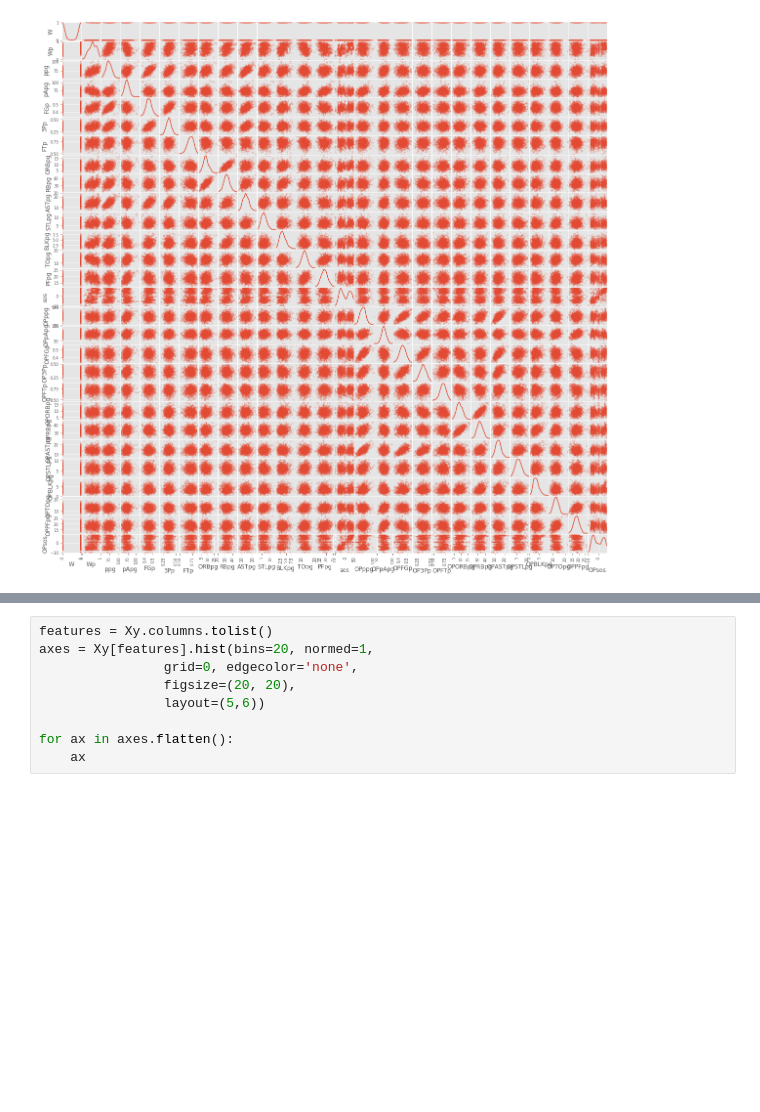
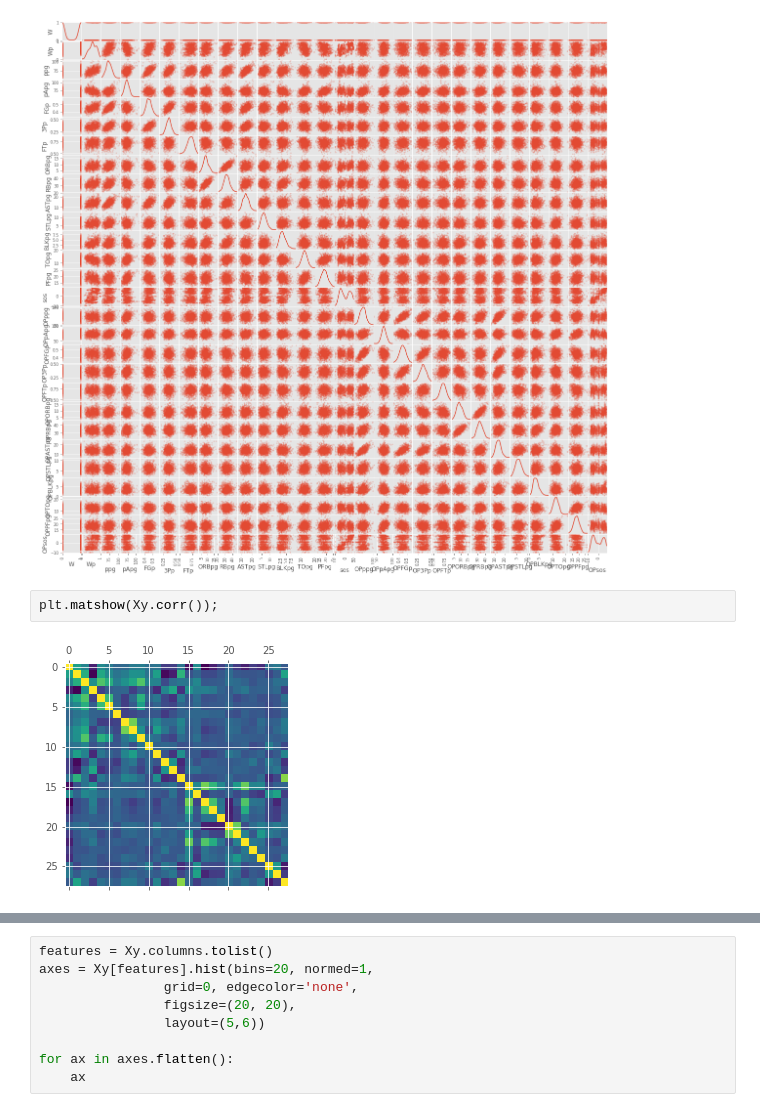
Before and after one commit to scostello28/Bracket-Buster, a Jupyter notebook: EDA.ipynb, the cells around one changed output, grey strips where cells are left out. Drawn from its saved outputs; the diff is of its cells as text; blank space fills up the shorter version.

```diff
--- a/EDA.ipynb
+++ b/EDA.ipynb
@@ -43,3 +55,7 @@ Xy = games[['W', 'Wp', 'ppg', 'pApg', 'FGp', '3Pp', 'FTp', 'ORBpg', 'RBpg',
 _ = scatter_matrix(Xy, alpha=0.2, figsize=(20, 20), diagonal='kde')
 # %% [output]
 [figure]
+# %%
+plt.matshow(Xy.corr());
+# %% [output]
+[figure, added]
```
Also changed, not shown: parts of 5 cells of this notebook, 27 other files.
